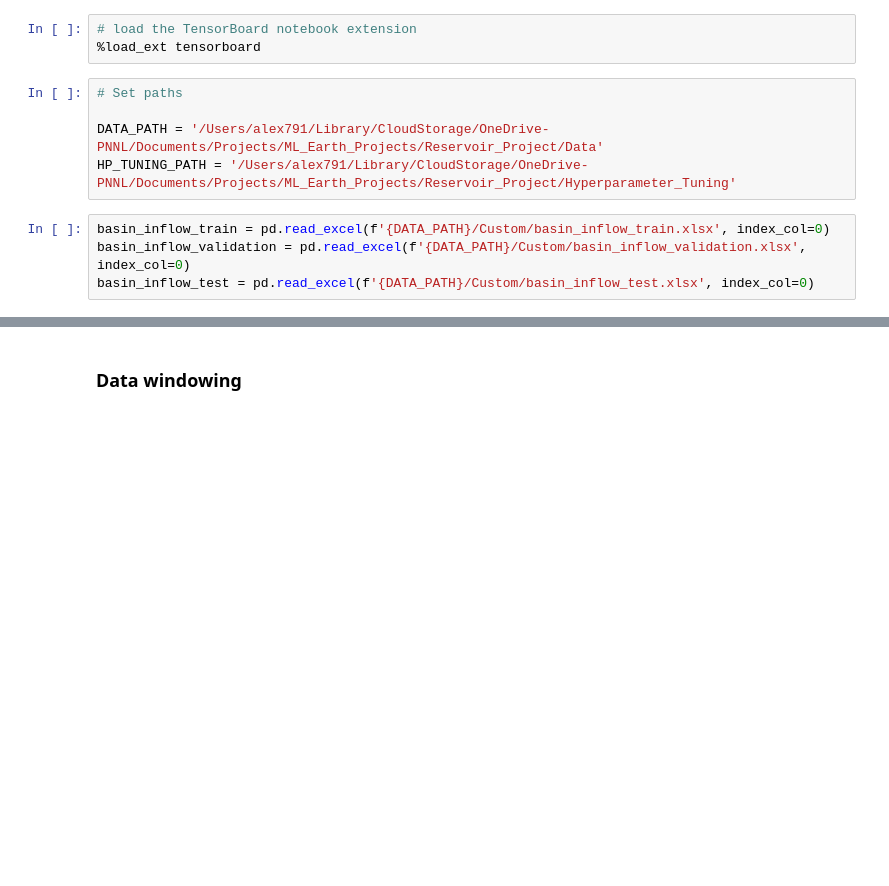
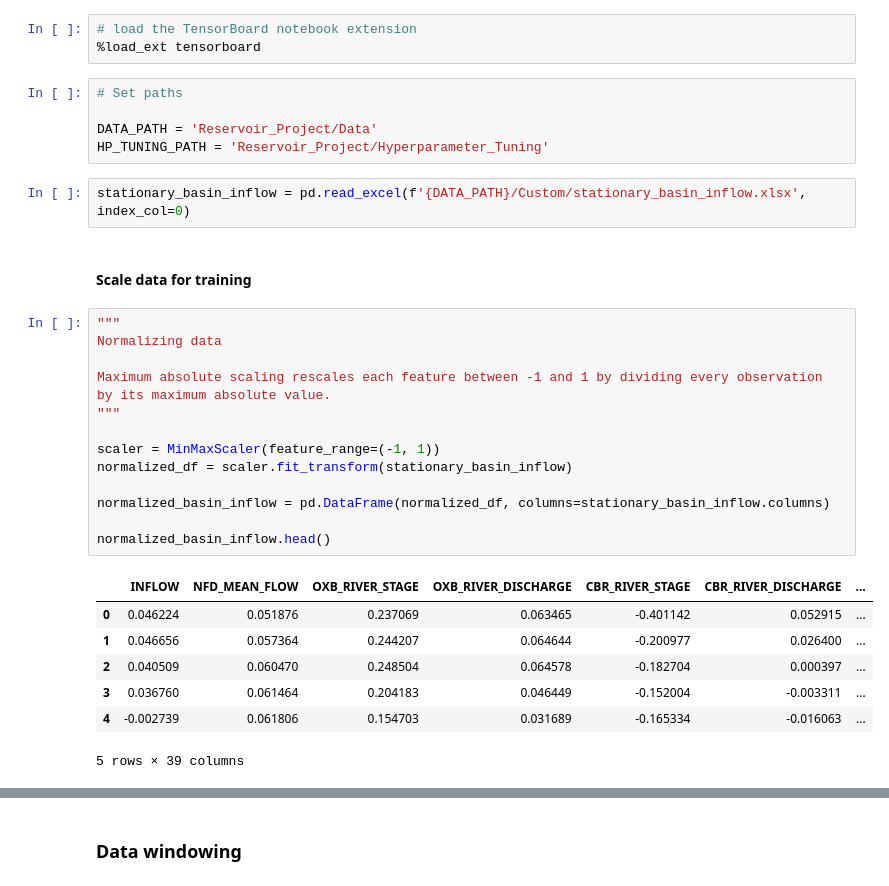
Before and after one commit to lauren-alexandra/basin-inflow-dnn, a Jupyter notebook: modeling.ipynb, the cells around one changed output, grey strips where cells are left out. Drawn from its saved outputs; the diff is of its cells as text; blank space fills up the shorter version.

```diff
--- a/modeling.ipynb
+++ b/modeling.ipynb
@@ -20,9 +20,31 @@ from sklearn.metrics import mean_absolute_error
 # %%
 # Set paths
 
-DATA_PATH = '/Users/alex791/Library/CloudStorage/OneDrive-PNNL/Documents/Projects/ML_Earth_Projects/Reservoir_Project/Data'
-HP_TUNING_PATH = '/Users/alex791/Library/CloudStorage/OneDrive-PNNL/Documents/Projects/ML_Earth_Projects/Reservoir_Project/Hyperparameter_Tuning'
+DATA_PATH = 'Reservoir_Project/Data'
+HP_TUNING_PATH = 'Reservoir_Project/Hyperparameter_Tuning'
-# %%
-basin_inflow_train = pd.read_excel(f'{DATA_PATH}/Custom/basin_inflow_train.xlsx', index_col=0)
-basin_inflow_validation = pd.read_excel(f'{DATA_PATH}/Custom/basin_inflow_validation.xlsx', index_col=0)
-basin_inflow_test = pd.read_excel(f'{DATA_PATH}/Custom/basin_inflow_test.xlsx', index_col=0)
+# %%
+stationary_basin_inflow = pd.read_excel(f'{DATA_PATH}/Custom/stationary_basin_inflow.xlsx', index_col=0)
+# %% [markdown]
+#### Scale data for training
+# %%
+"""
+Normalizing data
+
+Maximum absolute scaling rescales each feature between -1 and 1 by dividing every observation
+by its maximum absolute value.
+"""
+
+scaler = MinMaxScaler(feature_range=(-1, 1))
+normalized_df = scaler.fit_transform(stationary_basin_inflow)
+
+normalized_basin_inflow = pd.DataFrame(normalized_df, columns=stationary_basin_inflow.columns)
+
+normalized_basin_inflow.head()
+# %% [output]
+|  | INFLOW | NFD_MEAN_FLOW | OXB_RIVER_STAGE | OXB_RIVER_DISCHARGE | CBR_RIVER_STAGE | CBR_RIVER_DISCHARGE | ... |
+| 0 | 0.046224 | 0.051876 | 0.237069 | 0.063465 | -0.401142 | 0.052915 | ... |
+| 1 | 0.046656 | 0.057364 | 0.244207 | 0.064644 | -0.200977 | 0.026400 | ... |
+| 2 | 0.040509 | 0.060470 | 0.248504 | 0.064578 | -0.182704 | 0.000397 | ... |
+| 3 | 0.036760 | 0.061464 | 0.204183 | 0.046449 | -0.152004 | -0.003311 | ... |
+| 4 | -0.002739 | 0.061806 | 0.154703 | 0.031689 | -0.165334 | -0.016063 | ... |
+5 rows × 39 columns
```
Also changed, not shown: parts of 31 cells of this notebook.
